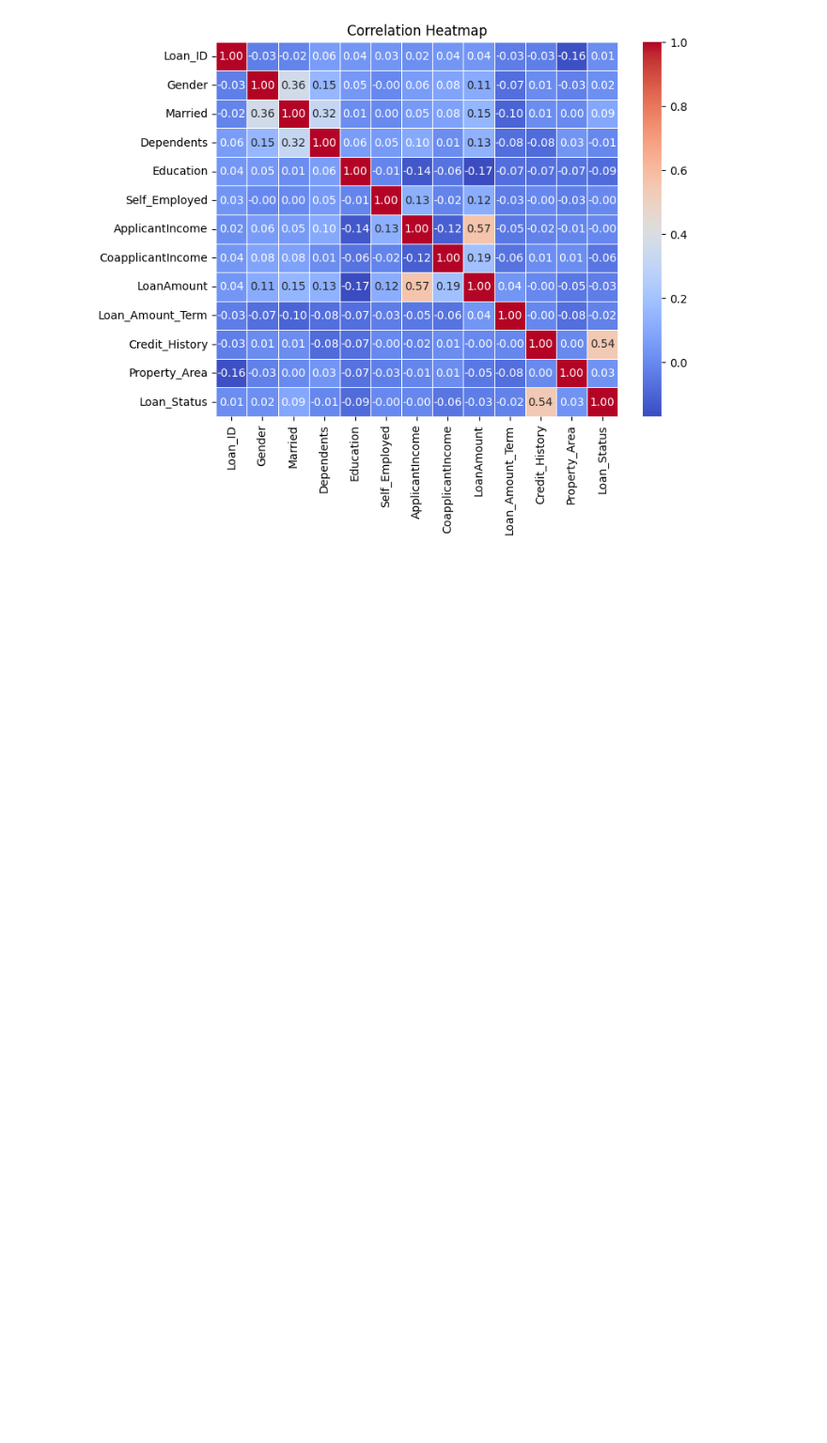
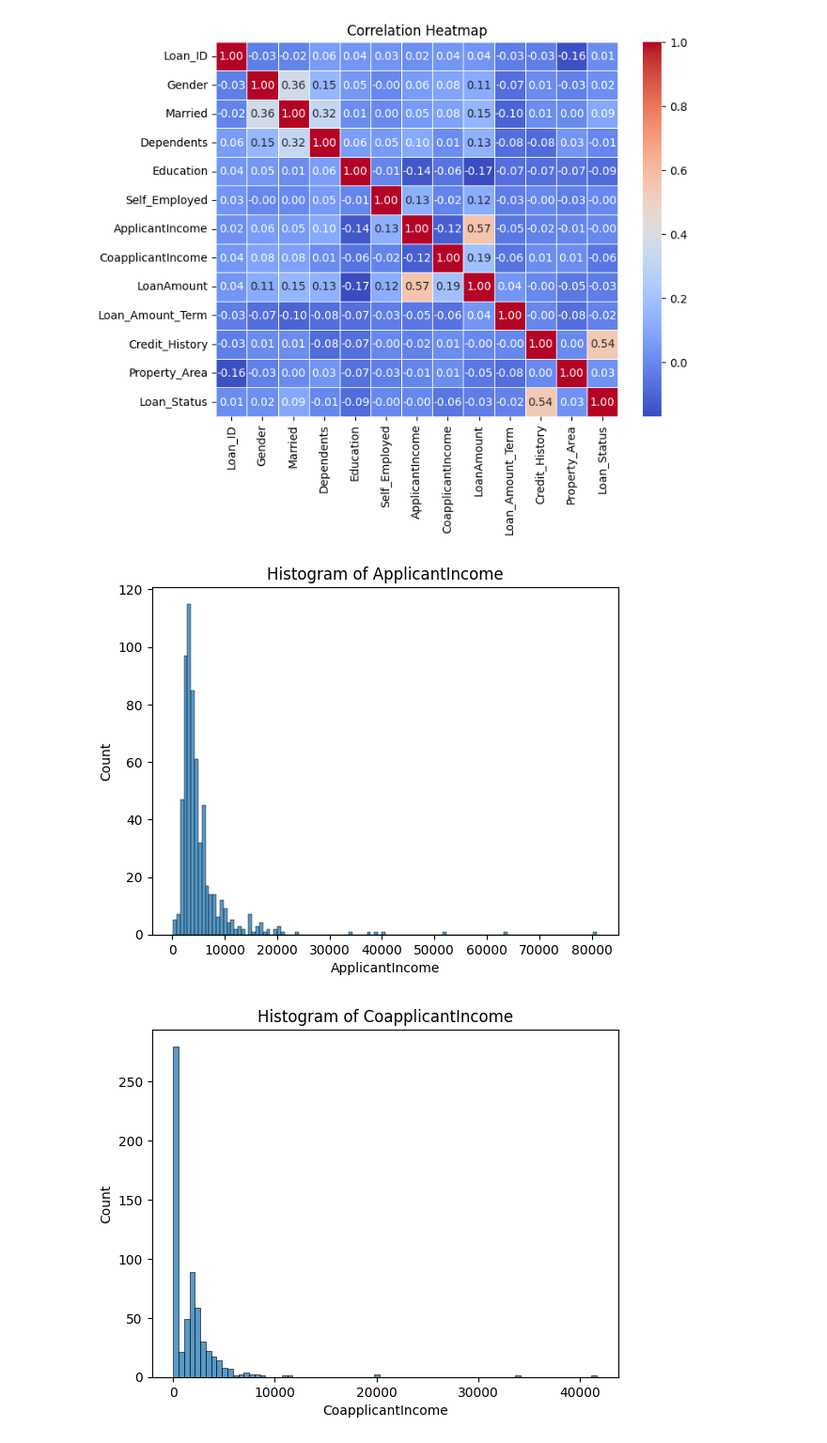
Before and after one commit to anas-ansri/LoanPrediction, a Jupyter notebook: Abhishek.ipynb, the cells around one changed output. Shown at 94% size. Drawn from its saved outputs; the diff is of its cells as text; code cells hidden in the pictures; blank space fills up the shorter version.

```diff
--- a/Abhishek.ipynb
+++ b/Abhishek.ipynb
@@ -89,7 +89,7 @@ df1['LoanAmount']=df1['LoanAmount'].fillna(df1['LoanAmount'].mean())
 df1['Loan_Amount_Term']=df1['Loan_Amount_Term'].fillna(value=360,inplace=True)
 df1['Credit_History']=df1['Credit_History'].fillna(df1['Credit_History'].mode())
 # %%
-df2=pd.read_csv('Loan_Dataset.csv')
+df2=pd.read_csv('dataset.csv')
 # %%
 cols=['Gender','Married','Self_Employed','Self_Employed']
 for col in ['Gender', 'Married', 'Self_Employed','Credit_History']:
@@ -136,17 +136,20 @@ plt.show()
 # %%
 import matplotlib.pyplot as plt
 import seaborn as sns
 
 # Plot histograms for numerical variables
-numerical_vars = df.select_dtypes(include=['int64', 'float64']).columns
+numerical_vars = df2.select_dtypes(include=['int64', 'float64']).columns
 for var in numerical_vars:
-    sns.histplot(df[var])
+    sns.histplot(df2[var])
     plt.title(f'Histogram of {var}')
     plt.show()
 
 # Plot count plots for categorical variables
-categorical_vars = df.select_dtypes(include=['object']).columns
+categorical_vars = df2.select_dtypes(include=['object']).columns
 for var in categorical_vars:
-    sns.countplot(data=df, x=var)
+    sns.countplot(data=df2, x=var)
     plt.title(f'Count plot of {var}')
     plt.show()
+# %% [output]
+[figure, added]
+[figure, added]
```
Also changed, not shown: parts of 3 cells of this notebook.
